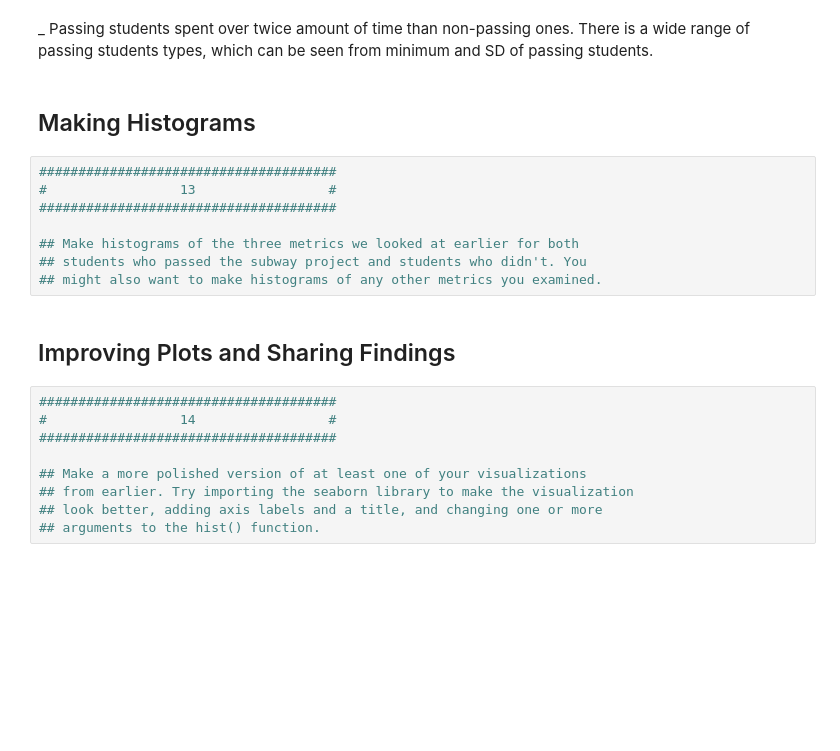
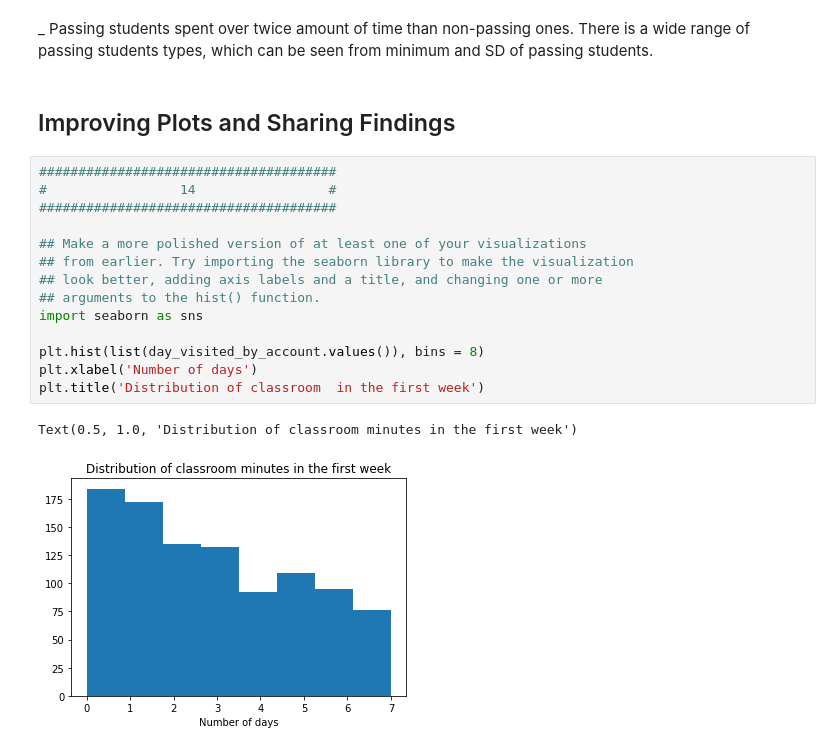
Before and after one commit to viethuy25/Udacity-project, a Jupyter notebook: L1_Starter_Code.ipynb, the cells around one changed output. Cells and saved outputs as stored; diff of their text form; blank space fills up the shorter version.

Commit message:
fixing graph issue

```diff
--- a/L1_Starter_Code.ipynb
+++ b/L1_Starter_Code.ipynb
@@ -503,24 +503,22 @@ Maximum: 1768.5227493319999
 # Quick Result Observation
 # %% [markdown]
 _ Passing students spent over twice amount of time than non-passing ones. There is a wide range of passing students types, which can be seen from minimum and SD of passing students.
-# %% [markdown]
-## Making Histograms
-# %%
-######################################
-#                 13                 #
-######################################
-
-## Make histograms of the three metrics we looked at earlier for both
-## students who passed the subway project and students who didn't. You
-## might also want to make histograms of any other metrics you examined.
 # %% [markdown]
 ## Improving Plots and Sharing Findings
 # %%
 ######################################
 #                 14                 #
 ######################################
 
 ## Make a more polished version of at least one of your visualizations
 ## from earlier. Try importing the seaborn library to make the visualization
 ## look better, adding axis labels and a title, and changing one or more
 ## arguments to the hist() function.
+import seaborn as sns
+
+plt.hist(list(day_visited_by_account.values()), bins = 8)
+plt.xlabel('Number of days')
+plt.title('Distribution of classroom  in the first week')
+# %% [output]
+Text(0.5, 1.0, 'Distribution of classroom minutes in the first week')
+[figure, added]
```
